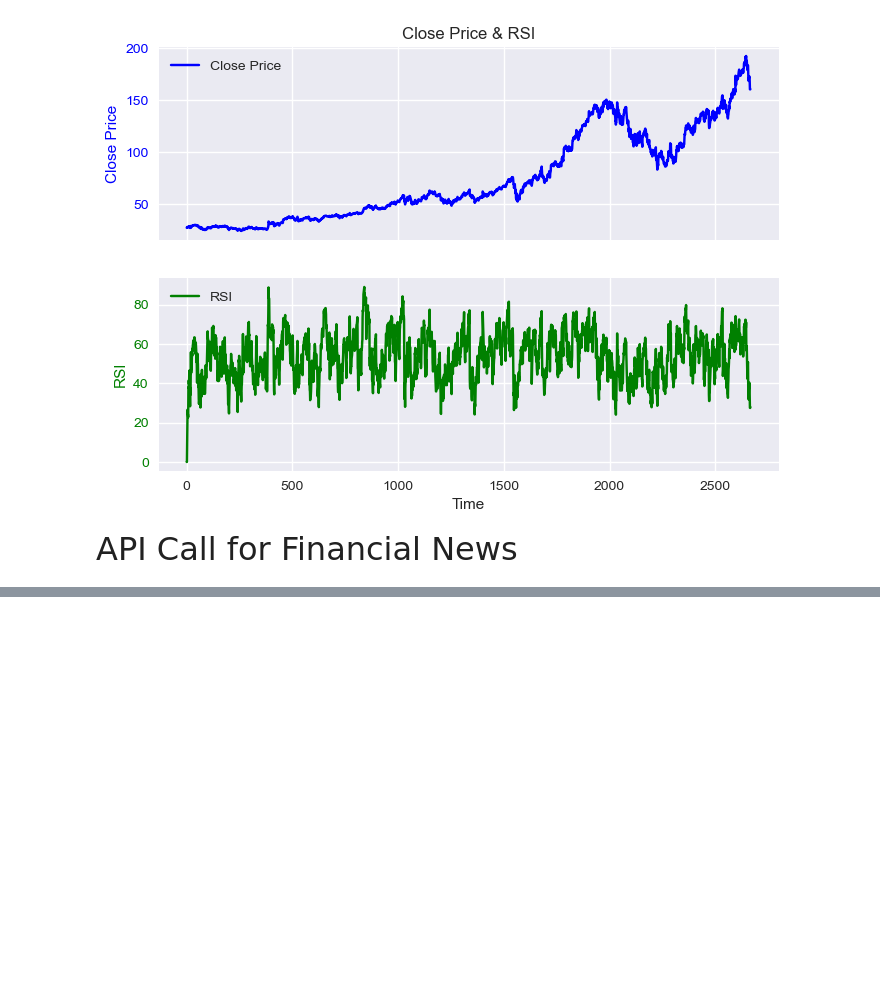
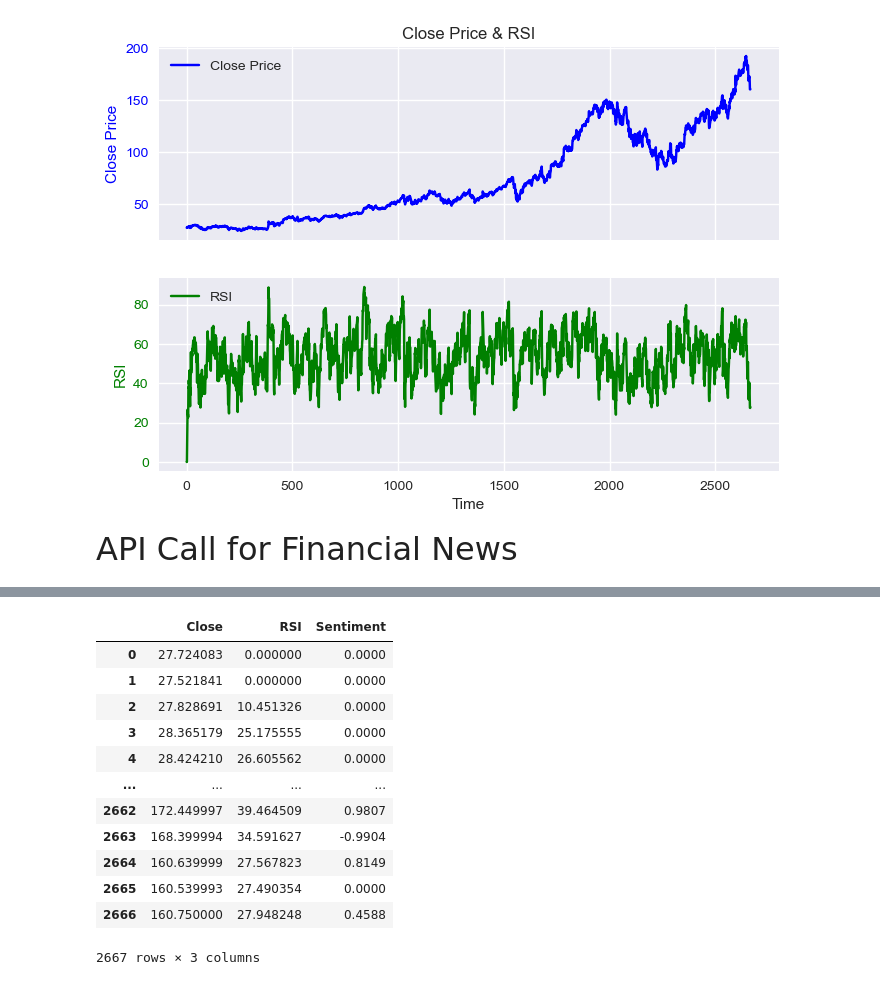
Before and after one commit to Aryan-Akhilesh/stock-price-predictor, a Jupyter notebook: main.ipynb, the cells around one changed output, grey strips where cells are left out. Cells and saved outputs as stored; diff of their text form; code cells hidden in the pictures; blank space fills up the shorter version.

Commit message:
Calculated Market sentiment
Calculated Market sentiment using NLP and added the sentiment values to the data containing closing prices and RSI values

```diff
--- a/main.ipynb
+++ b/main.ipynb
@@ -117,7 +123,6 @@ plt.show()
 # %%
 # Input your API key
 api_key = os.getenv('news_key')
-url = f'https://eodhd.com/api/sentiments?s=GOOG&from={start}&to={end}&api_token={api_key}&fmt=json'
-data = requests.get(url).json()
-
-print(data)
+# Gets Financial News with a limit of 1000
+url = f'https://eodhd.com/api/news?s=GOOG&from={start}&to={end}&limit=1000&api_token={api_key}&fmt=json'
+news_data = requests.get(url).json()
@@ -128,0 +129,35 @@ IndexError: list index out of range
+# %%
+news_df = pd.DataFrame(news_data)
+# %%
+# NLP for market sentiment
+analyser = SentimentIntensityAnalyzer()
+
+def calc_sentiment_score(text):
+    return analyser.polarity_scores(text)['compound']
+
+temp = news_df['content'].apply(calc_sentiment_score) # Returns a pandas Series
+# Reverses the sentiment series, so that the most recent news sentiment is the last
+reversed_temp = temp[::-1].reset_index(drop=True)
+
+# Adds Zeros to the start of the series, so that we have equal amount of rows as data
+num_zeros = len(data) - len(reversed_temp)
+zeros = pd.Series([0]*num_zeros)
+
+# Concatenates the series of zeros with the sentiment series
+rev_with_zeros = pd.concat([zeros,reversed_temp],ignore_index=True)
+data['Sentiment'] = rev_with_zeros
+data
+# %% [output]
+|  | Close | RSI | Sentiment |
+| 0 | 27.724083 | 0.000000 | 0.0000 |
+| 1 | 27.521841 | 0.000000 | 0.0000 |
+| 2 | 27.828691 | 10.451326 | 0.0000 |
+| 3 | 28.365179 | 25.175555 | 0.0000 |
+| 4 | 28.424210 | 26.605562 | 0.0000 |
+| ... | ... | ... | ... |
+| 2662 | 172.449997 | 39.464509 | 0.9807 |
+| 2663 | 168.399994 | 34.591627 | -0.9904 |
+| 2664 | 160.639999 | 27.567823 | 0.8149 |
+| 2665 | 160.539993 | 27.490354 | 0.0000 |
+| 2666 | 160.750000 | 27.948248 | 0.4588 |
+2667 rows × 3 columns
```
Also changed, not shown: parts of 3 cells of this notebook.
